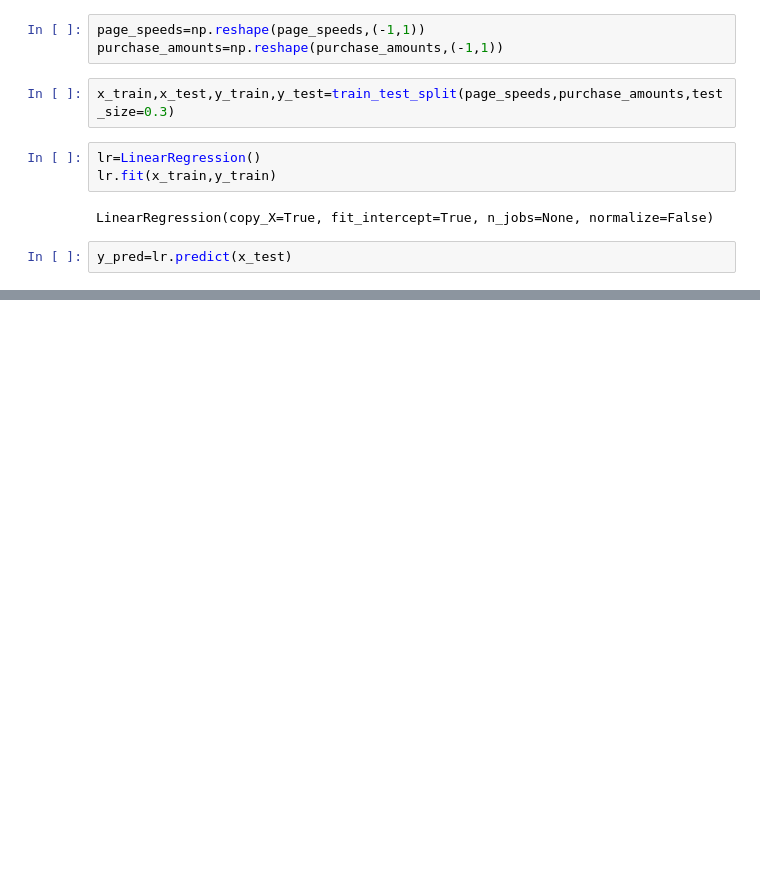
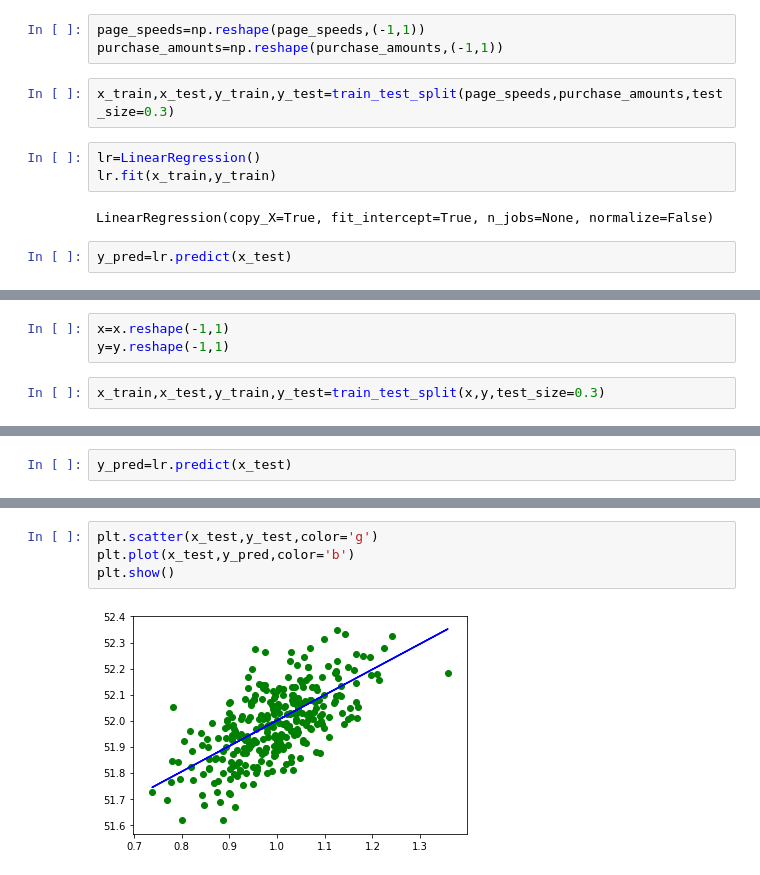
Before and after one commit to shag527/Machine-Learning, a Jupyter notebook: Predictive Models/Linear Regression.ipynb, the cells around one changed output, grey strips where cells are left out. Drawn from its saved outputs; the diff is of its cells as text; blank space fills up the shorter version.

```diff
--- a/Predictive Models/Linear Regression.ipynb
+++ b/Predictive Models/Linear Regression.ipynb
@@ -40,0 +51,5 @@ plt.show()
+# %%
+x=x.reshape(-1,1)
+y=y.reshape(-1,1)
+# %%
+x_train,x_test,y_train,y_test=train_test_split(x,y,test_size=0.3)
@@ -40,0 +60,2 @@ plt.show()
+# %%
+y_pred=lr.predict(x_test)
@@ -40,0 +66,6 @@ plt.show()
+# %%
+plt.scatter(x_test,y_test,color='g')
+plt.plot(x_test,y_pred,color='b')
+plt.show()
+# %% [output]
+[figure, added]
```
Also changed, not shown: parts of 8 cells of this notebook.
